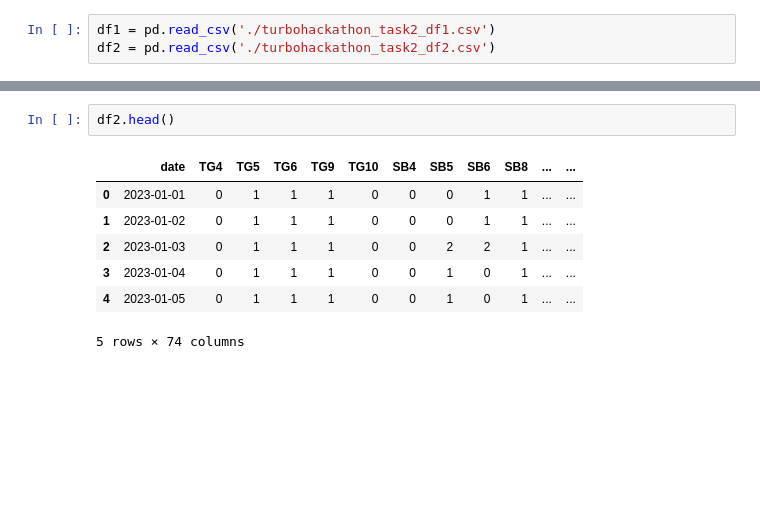
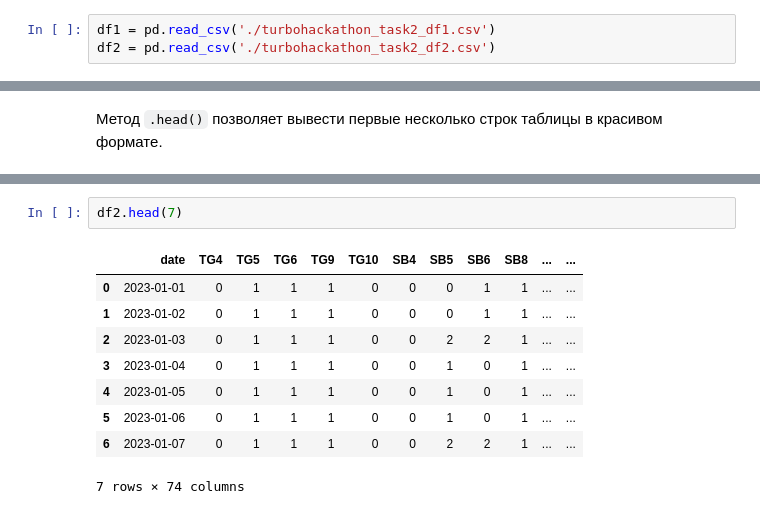
Before and after one commit to ArtyomShabunin/SMOPA, a Jupyter notebook: lesson_1.ipynb, the cells around one changed output, grey strips where cells are left out. Cells and saved outputs as stored; diff of their text form; blank space fills up the shorter version.

```diff
--- a/lesson_1.ipynb
+++ b/lesson_1.ipynb
@@ -211,3 +217,5 @@ df2 = pd.read_csv('./turbohackathon_task2_df2.csv')
+# %% [markdown]
+Метод `.head()` позволяет вывести первые несколько строк таблицы в красивом формате.
 # %%
 df1.head()
 # %% [output]
@@ -218,12 +226,14 @@ df1.head()
 | 3 | 2023-01-01 02:59:59.985 | 0.0 | 53068.8 | 47832.0 | 96992.0 | 0.0 | 197892.8 | 92.62 | 156 |
 | 4 | 2023-01-01 03:59:59.980 | 0.0 | 53088.0 | 47772.0 | 96320.0 | 0.0 | 197180.0 | 92.23 | 151 |
 # %%
-df2.head()
+df2.head(7)
 # %% [output]
 |  | date | TG4 | TG5 | TG6 | TG9 | TG10 | SB4 | SB5 | SB6 | SB8 | ... | ... |
 | 0 | 2023-01-01 | 0 | 1 | 1 | 1 | 0 | 0 | 0 | 1 | 1 | ... | ... |
 | 1 | 2023-01-02 | 0 | 1 | 1 | 1 | 0 | 0 | 0 | 1 | 1 | ... | ... |
 | 2 | 2023-01-03 | 0 | 1 | 1 | 1 | 0 | 0 | 2 | 2 | 1 | ... | ... |
 | 3 | 2023-01-04 | 0 | 1 | 1 | 1 | 0 | 0 | 1 | 0 | 1 | ... | ... |
 | 4 | 2023-01-05 | 0 | 1 | 1 | 1 | 0 | 0 | 1 | 0 | 1 | ... | ... |
+| 5 | 2023-01-06 | 0 | 1 | 1 | 1 | 0 | 0 | 1 | 0 | 1 | ... | ... |
+| 6 | 2023-01-07 | 0 | 1 | 1 | 1 | 0 | 0 | 2 | 2 | 1 | ... | ... |
-5 rows × 74 columns
+7 rows × 74 columns
```
Also changed, not shown: parts of 38 cells of this notebook.
